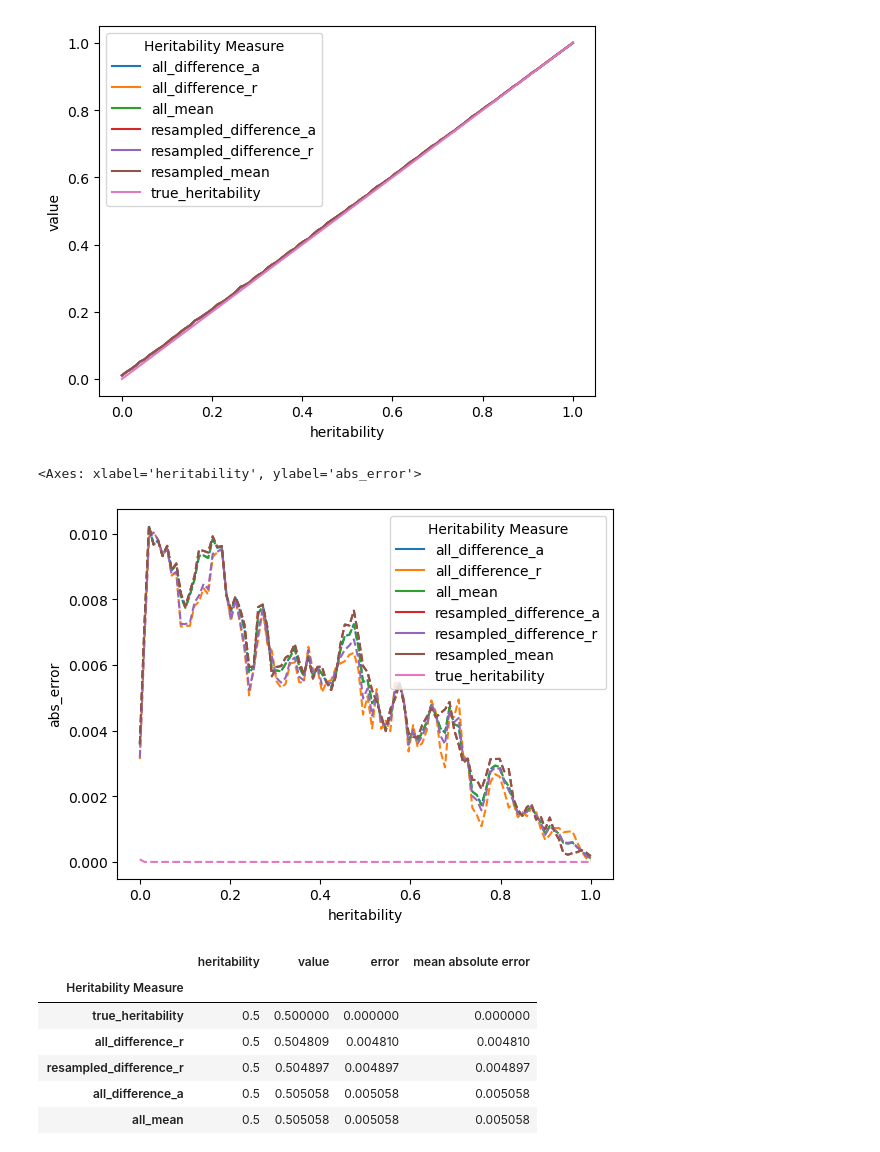
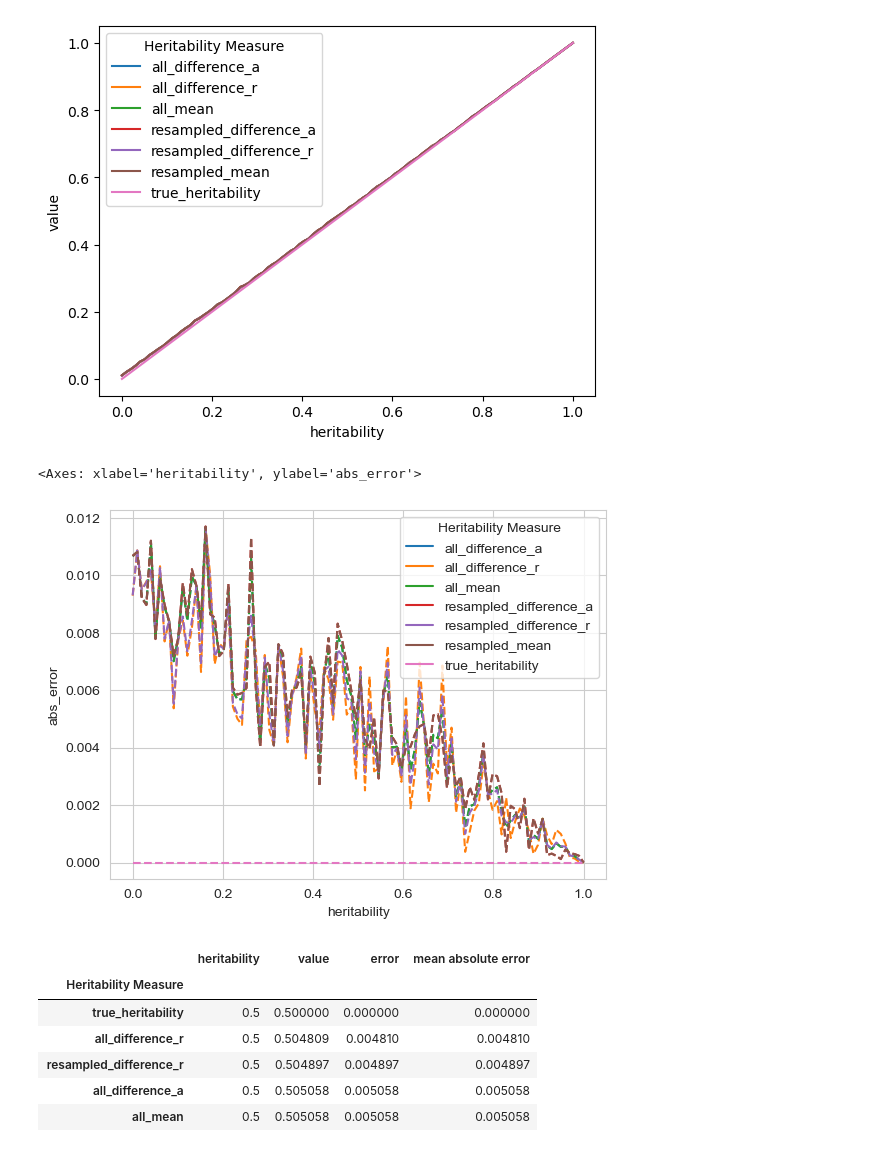
Before and after one commit to gymrek-lab/CITRUS, a Jupyter notebook: doc/example_nbs/herit_estimation.ipynb, the cells around one changed output. Cells and saved outputs as stored; diff of their text form; code cells hidden in the pictures.

Commit message:
Remove smoothing from plot

```diff
--- a/doc/example_nbs/herit_estimation.ipynb
+++ b/doc/example_nbs/herit_estimation.ipynb
@@ -376,18 +376,18 @@ sns.lineplot(
 # %%
 # Find closest on estimation method
 melt_df['abs_error'] = np.abs(melt_df['heritability'] - melt_df['value'])
 
 # Plot smoothed error by heritability and estimation method
 sns.lineplot(
     data=melt_df,
     x="heritability",
-    y=melt_df['abs_error'].rolling(3, center=False).mean(),
+    y="abs_error",
     hue="Heritability Measure",
     linestyle='--',
 )
 # %% [output]
 <Axes: xlabel='heritability', ylabel='abs_error'>
-[figure, old version]
+[figure, new version]
 # %%
 error_df = melt_df.groupby('Heritability Measure').mean().sort_values(
     'abs_error', ascending=True
```
